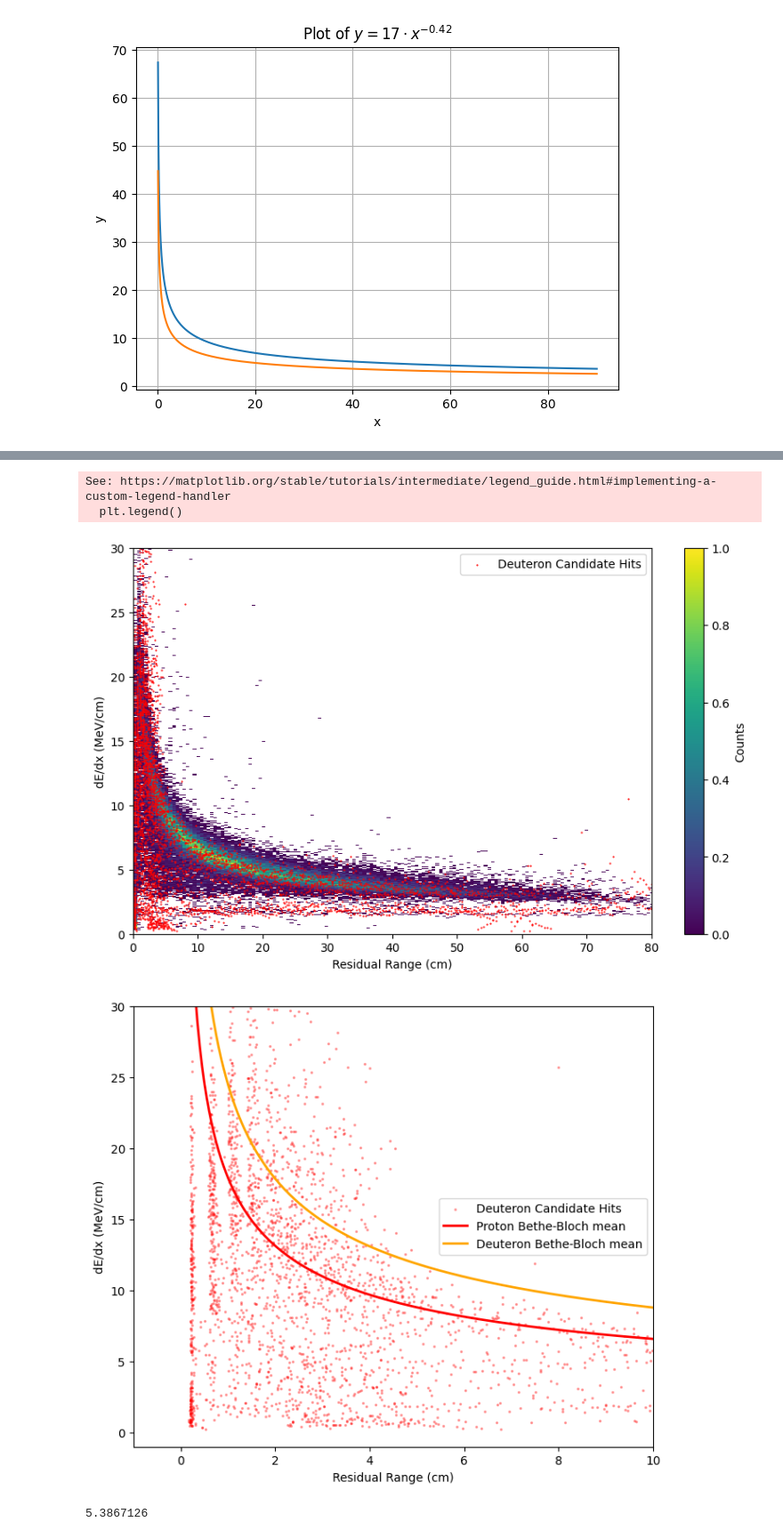
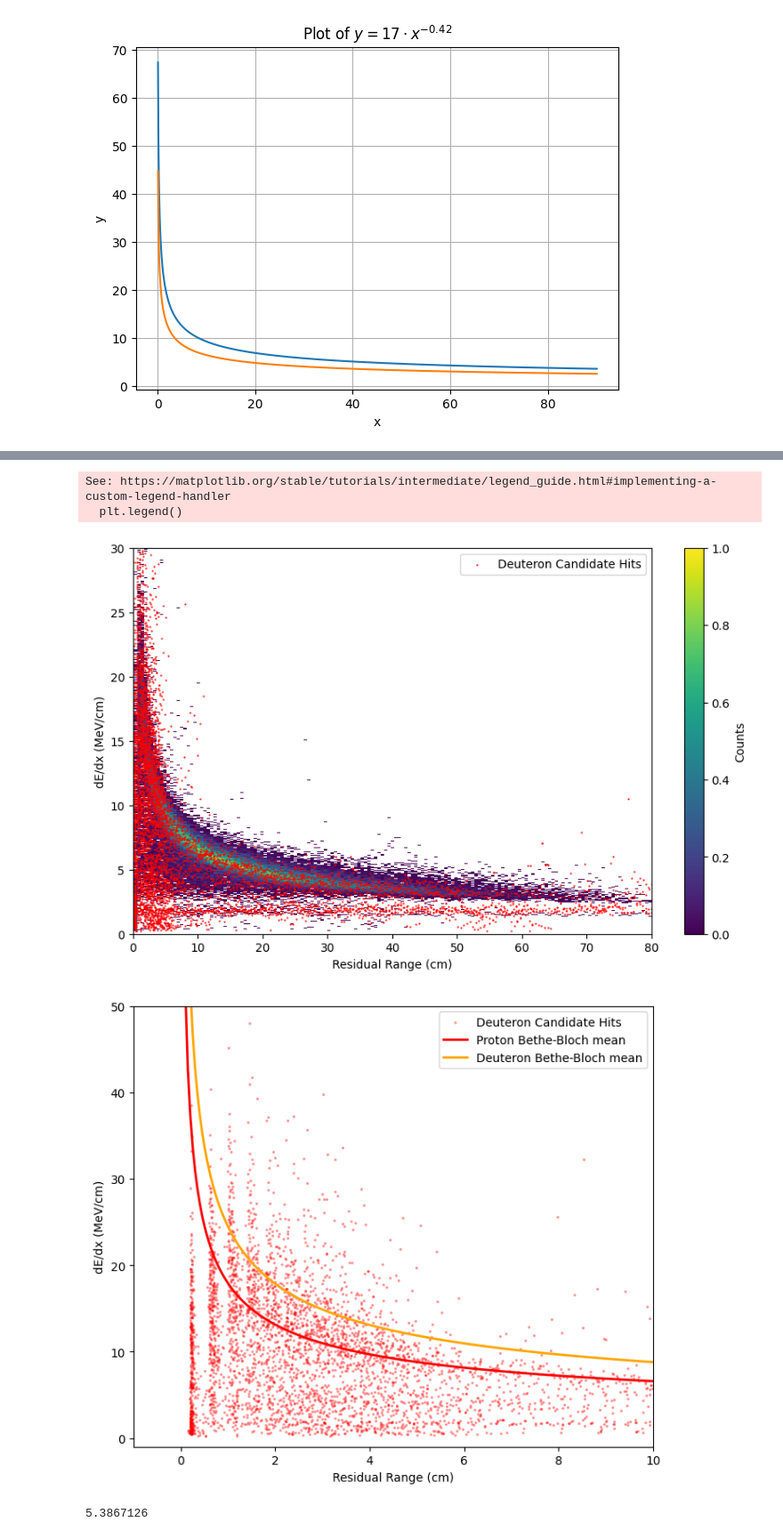
Before and after one commit to mohummudh/proton-deuteron, a Jupyter notebook: analysis/both.ipynb, the cells around one changed output, grey strips where cells are left out. Shown at 89% size. Cells and saved outputs as stored; diff of their text form; code cells hidden in the pictures.

```diff
--- a/analysis/both.ipynb
+++ b/analysis/both.ipynb
@@ -5,7 +5,8 @@ import numpy as np
 import matplotlib.pyplot as plt
 import awkward as ak
 # %%
-DEUTERONS = '/Users/user/data/research/proton-deuteron/handpicked.root'                                                  # momentum_tof.root
+DEUTERONS = '/Users/user/data/research/proton-deuteron/deuterons/hist_bbox_100a_RecoBBox100A_20250815T154454.root'
+# DEUTERONS = '/Users/user/data/research/proton-deuteron/handpicked.root'                                                  # momentum_tof.root
 PROTONS = '/Users/user/data/research/proton-deuteron/protons/hist_bbox_100a_RecoBBox100A_20250815T193002.root'
 # %%
 d = uproot.open(DEUTERONS)
@@ -128,29 +132,29 @@ plt.show()
 # %% [output]
 See: https://matplotlib.org/stable/tutorials/intermediate/legend_guide.html#implementing-a-custom-legend-handler
   plt.legend()
-[figure, old version]
+[figure, new version]
 # %%
 plt.figure(figsize=(7, 6))
 
 # plt.scatter(protrr, protdedx, s=2, alpha=0.5, marker='o', color='black', label='Proton Candidate Hits')
 plt.scatter(deutrr, deutdedx, s=2, alpha=0.3, marker='o', color='red', label='Deuteron Candidate Hits')
 
 # plt.plot(x, y, label=r"Expected Deuterons $y = 25 \cdot x^{-0.43}$", color='r')
 # plt.plot(x, z, label=r"Expected Protons $y = 17 \cdot x^{-0.42}$", color='lightgreen')
 
 plt.plot(resrange, bb, linewidth=2, color='red', label='Proton Bethe-Bloch mean')
 plt.plot(dresrange, dbb, linewidth=2, color='orange', label='Deuteron Bethe-Bloch mean')
 
 plt.xlabel('Residual Range (cm)')
 plt.ylabel('dE/dx (MeV/cm)')
-plt.ylim(-1, 30)
+plt.ylim(-1, 50)
 plt.xlim(-1, 10)
 # plt.title('dE/dx vs. Residual Range (scatter)')
 plt.legend()
 plt.tight_layout()
 plt.show()
 # %% [output]
-[figure, old version]
+[figure, new version]
 # %%
 # TODO: CHI-2 with both lines with reco dE/dx+ clustering from autoencoder
 # %%
```
Also changed, not shown: parts of 3 cells of this notebook, 1 other file.
